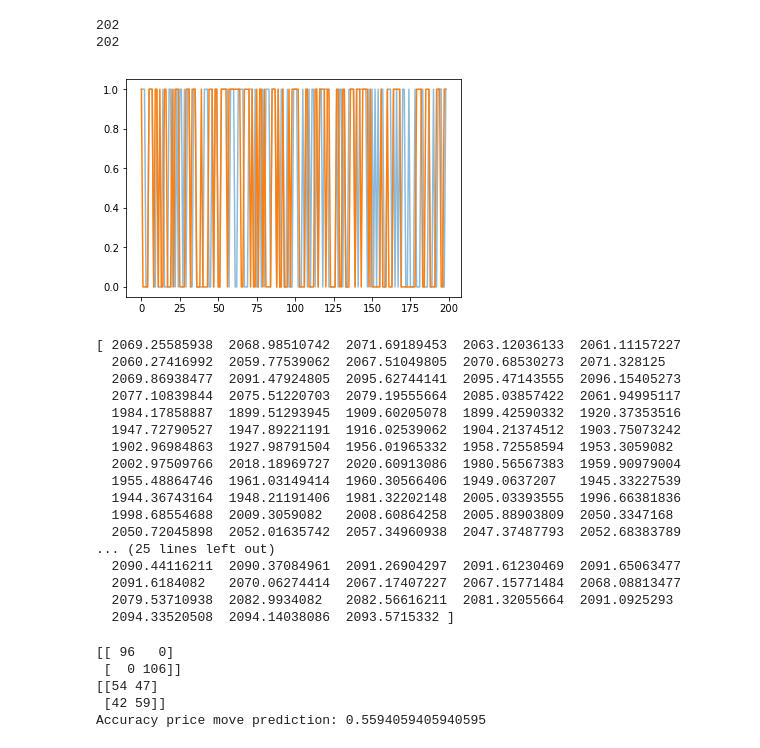
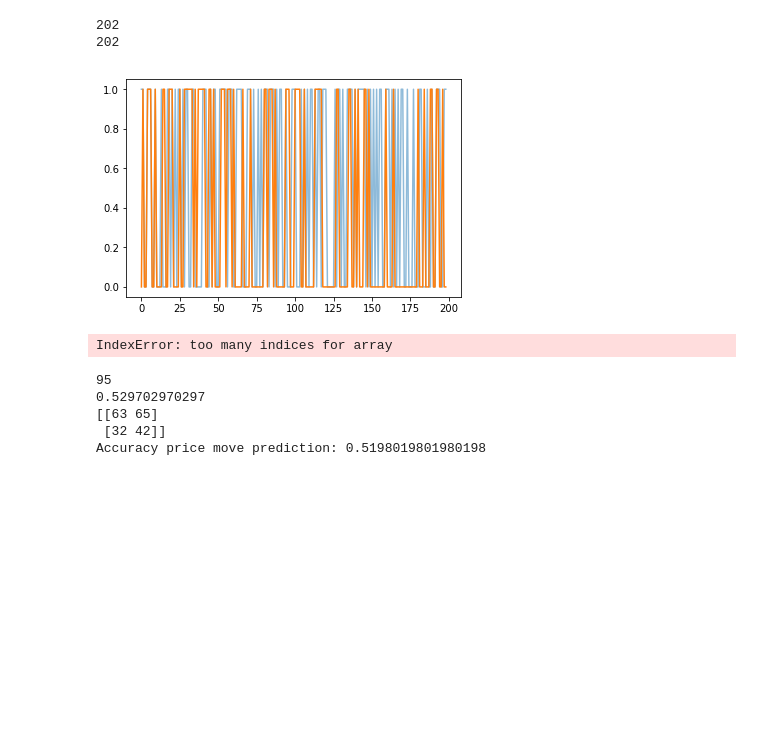
Before and after one commit to valcourgeau/intro-deep-learning-group, a Jupyter notebook: lstm.ipynb, the cells around one changed output. Cells and saved outputs as stored; diff of their text form; code cells hidden in the pictures; blank space fills up the shorter version.

Commit message:
LSTM tweaking, nothing interesting found

```diff
--- a/lstm.ipynb
+++ b/lstm.ipynb
@@ -18,0 +102,11 @@ def create_dataset(trainX, trainY, look_back=1):
+# %%
+def normalise_dataset(dataset):
+    n_cols = dataset.shape[1]
+    norm_dataset = np.zeros_like(dataset)
+    for i in range(n_cols):
+        mean = np.sum(dataset[:,i])/len(dataset[:,i])
+        std_dev = np.dot(dataset[:,i]-mean, dataset[:,i]-mean)/(len(dataset[:,i]) - 1)
+        std_dev = np.sqrt(std_dev)
+        norm_dataset[:,i] = (dataset[:,i] - mean) / std_dev
+
+    return norm_dataset
@@ -100,0 +235,26 @@ KeyboardInterrupt:
+# %%
+# create and fit the LSTM network
+LEARNING_RATE = 0.05
+BATCH_SIZE = 60
+EPOCHS = 5000
+opti_adam = keras.optimizers.Adam(lr=LEARNING_RATE, decay=1e-6)
+opti_sgd = keras.optimizers.SGD(lr=LEARNING_RATE)
+opti_rmsprop = keras.optimizers.RMSprop(lr=LEARNING_RATE, decay=1e-6)
+INPUT_SIZE = 19
+
+model = Sequential()
+#model.add(LSTM(50, return_sequences=True, input_shape=(look_back, 10)))
+#model.add(LSTM(20, input_shape=(look_back, 10)))
+#model.add(Dropout(0.2, seed=42))
+model.add(LSTM(50, return_sequences=True, input_shape=(look_back, INPUT_SIZE), unroll=False))
+#model.add(LSTM(10, return_sequences=True, unroll=True))
+#model.add(LSTM(10, return_sequences=True, unroll=True))
+#model.add(LSTM(10, return_sequences=True, unroll=True))
+model.add(LSTM(INPUT_SIZE, input_shape=(look_back, 50), unroll=False))
+#model.add(LSTM(5))
+model.add(Dense(1))
+model.add(Activation("linear"))
+model.compile(loss='mean_squared_error', optimizer=opti_adam)
+model.summary()
+model.fit(trainX, trainY, epochs=EPOCHS, batch_size=BATCH_SIZE,
+          verbose=2, callbacks=[plot_losses], validation_data=(testX, testY))
@@ -101,6 +284,6 @@ KeyboardInterrupt:
 # %%
-bugger = model.predict(testX)
-print(bugger)
+bugger = model.predict(testX)[:,0]
+print(model.predict(testX))
 import matplotlib.pyplot as plt
 %matplotlib inline
 plt.plot(bugger)
@@ -128,46 +331,31 @@ plt.show()
 # %%
-diff_bugger = np.diff(bugger[:,0])
+diff_bugger = np.diff(bugger)
 diff_bugger = [1 if x > 0 else 0 for x in diff_bugger]
 diff_trainY = np.diff(testY)
 diff_trainY = [1 if x > 0 else 0 for x in diff_trainY]
 print(len(diff_trainY))
 print(len(diff_bugger))
 plt.plot(diff_trainY[1:200], alpha = 0.5)
 plt.plot(diff_bugger[1:200])
 plt.show()
 print(bugger[:,0])
 # %% [output]
 202
 202
-[figure, old version]
+[figure, new version]
-[ 2069.25585938  2068.98510742  2071.69189453  2063.12036133  2061.11157227
-  2060.27416992  2059.77539062  2067.51049805  2070.68530273  2071.328125
-  2069.86938477  2091.47924805  2095.62744141  2095.47143555  2096.15405273
-  2077.10839844  2075.51220703  2079.19555664  2085.03857422  2061.94995117
-  1984.17858887  1899.51293945  1909.60205078  1899.42590332  1920.37353516
-  1947.72790527  1947.89221191  1916.02539062  1904.21374512  1903.75073242
-  1902.96984863  1927.98791504  1956.01965332  1958.72558594  1953.3059082
-  2002.97509766  2018.18969727  2020.60913086  1980.56567383  1959.90979004
-  1955.48864746  1961.03149414  1960.30566406  1949.0637207   1945.33227539
-  1944.36743164  1948.21191406  1981.32202148  2005.03393555  1996.66381836
-  1998.68554688  2009.3059082   2008.60864258  2005.88903809  2050.3347168
-  2050.72045898  2052.01635742  2057.34960938  2047.37487793  2052.68383789
-... (25 lines left out)
-  2090.44116211  2090.37084961  2091.26904297  2091.61230469  2091.65063477
-  2091.6184082   2070.06274414  2067.17407227  2067.15771484  2068.08813477
-  2079.53710938  2082.9934082   2082.56616211  2081.32055664  2091.0925293
-  2094.33520508  2094.14038086  2093.5715332 ]
+IndexError: too many indices for array
 # %%
 from sklearn.metrics import confusion_matrix
-print(confusion_matrix(diff_trainY, diff_trainY, labels=[0,1]))
+print(confusion_matrix(diff_trainY, diff_trainY, labels=[0,1])[0,0])
+print(confusion_matrix(diff_trainY, diff_trainY, labels=[0,1])[1,1]/np.trace(confusion_matrix(diff_trainY, diff_trainY, labels=[0,1])))
 conf_mat = confusion_matrix(diff_bugger, diff_trainY, labels=[0,1])
 print(conf_mat)
 print("Accuracy price move prediction: {}".format(np.trace(conf_mat) / np.sum(conf_mat)))
 # %% [output]
-[[ 96   0]
- [  0 106]]
-[[54 47]
- [42 59]]
-Accuracy price move prediction: 0.5594059405940595
+95
+0.529702970297
+[[63 65]
+ [32 42]]
+Accuracy price move prediction: 0.5198019801980198
 # %%
 (586+747) / (586+747 + 268 + 262)
```
Also changed, not shown: parts of 15 cells of this notebook.
